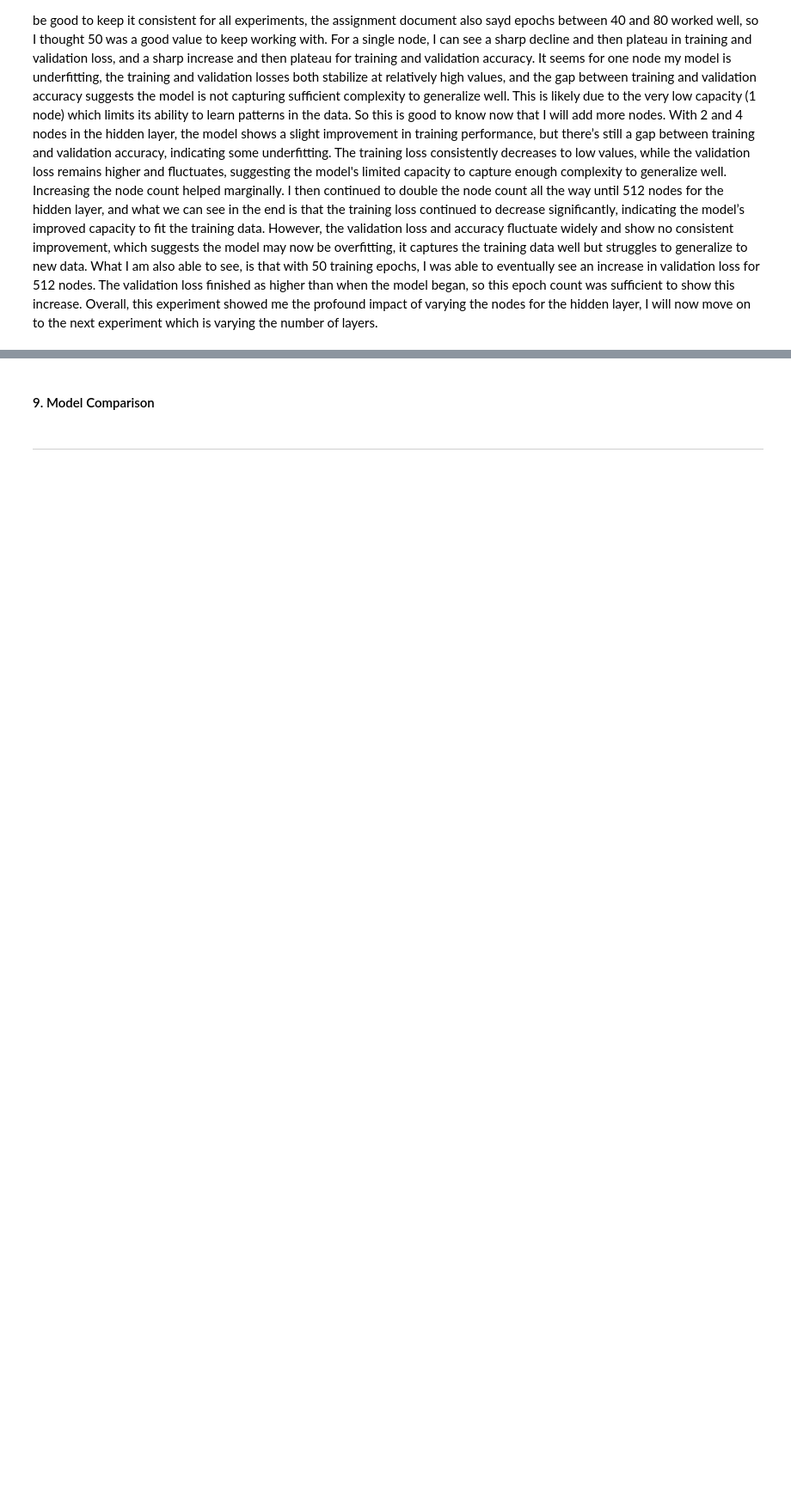
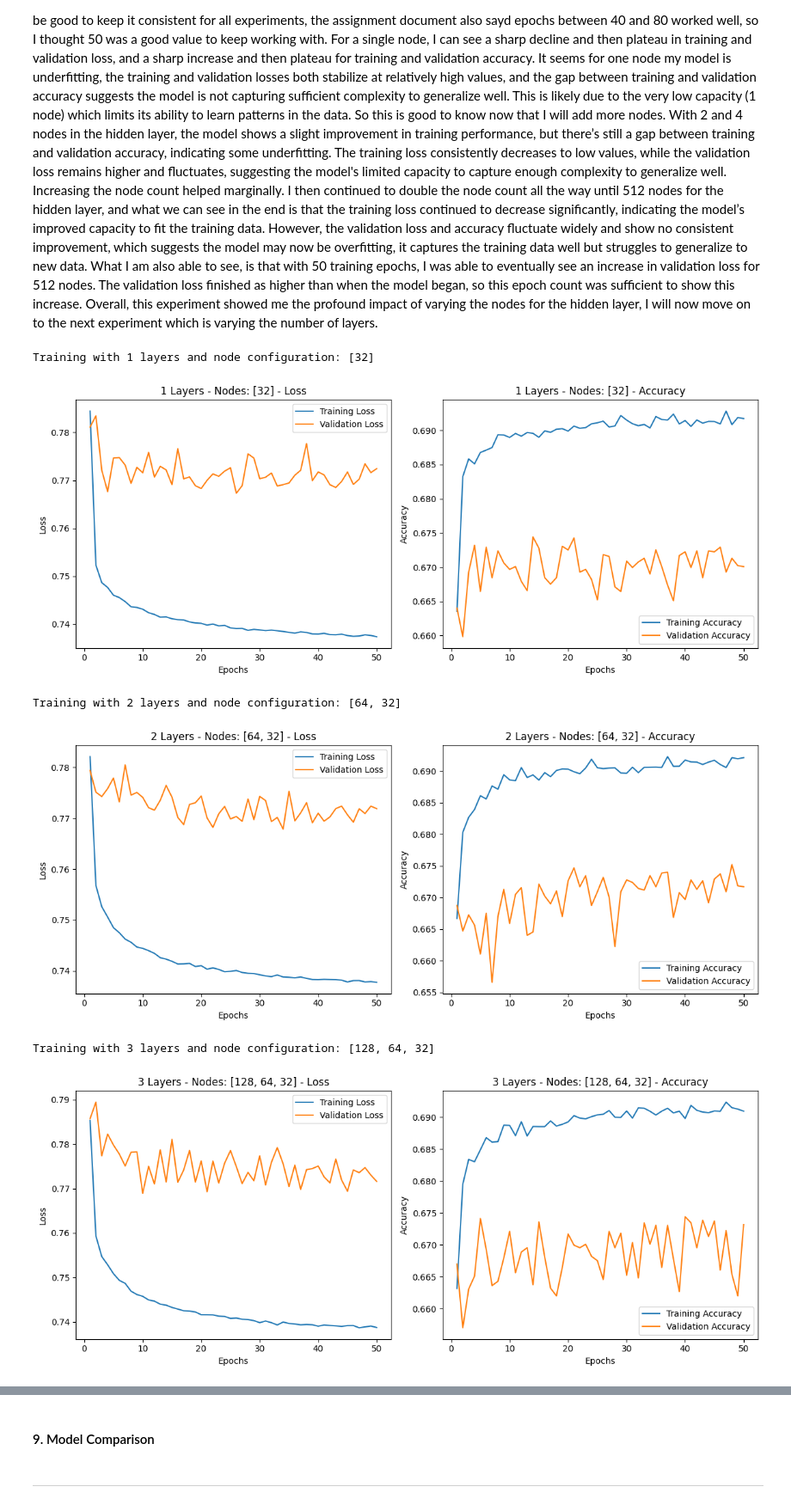
Before and after one commit to alex-govier5/intro-to-ai, a Jupyter notebook: A3/AI_Assignment3.ipynb, the cells around one changed output, grey strips where cells are left out. Shown at 86% size. Saved outputs shown, nothing was run; the diff lists cells and outputs as text; code cells hidden in the pictures; blank space fills up the shorter version.

```diff
--- a/A3/AI_Assignment3.ipynb
+++ b/A3/AI_Assignment3.ipynb
@@ -302,3 +302,46 @@ For this first experiment, I iterate through different numbers of nodes for the
 With 2 and 4 nodes in the hidden layer, the model shows a slight improvement in training performance, but there’s still a gap between training and validation accuracy, indicating some underfitting. The training loss consistently decreases to low values, while the validation loss remains higher and fluctuates, suggesting the model's limited capacity to capture enough complexity to generalize well. Increasing the node count helped marginally. </br>
 I then continued to double the node count all the way until 512 nodes for the hidden layer, and what we can see in the end is that the training loss continued to decrease significantly, indicating the model’s improved capacity to fit the training data. However, the validation loss and accuracy fluctuate widely and show no consistent improvement, which suggests the model may now be overfitting, it captures the training data well but struggles to generalize to new data. </br>
 What I am also able to see, is that with 50 training epochs, I was able to eventually see an increase in validation loss for 512 nodes. The validation loss finished as higher than when the model began, so this epoch count was sufficient to show this increase. Overall, this experiment showed me the profound impact of varying the nodes for the hidden layer, I will now move on to the next experiment which is varying the number of layers.
+# %%
+# Initialize lists to store histories for layer comparison
+layer_histories = {}
+
+# Define different layer configurations (1 to 4 layers) and node distribution strategies
+layer_configs = [
+    {'layers': 1, 'nodes': [32]},                # Single layer with 32 nodes
+    {'layers': 2, 'nodes': [64, 32]},            # Pyramid: 64 nodes in the first layer, 32 in the second
+    {'layers': 3, 'nodes': [128, 64, 32]},       # Pyramid: 128, 64, and 32 nodes
+    {'layers': 4, 'nodes': [128, 64, 32, 16]},   # Pyramid: 128, 64, 32, and 16 nodes
+    {'layers': 2, 'nodes': [64, 64]},            # Constant: 64 nodes in each of two layers
+    {'layers': 3, 'nodes': [64, 64, 64]},        # Constant: 64 nodes in each of three layers
+    {'layers': 4, 'nodes': [64, 64, 64, 64]}     # Constant: 64 nodes across four layers
+]
+
+# Loop through each layer configuration
+for config in layer_configs:
+    num_layers = config['layers']
+    nodes = config['nodes']
+    print(f"\nTraining with {num_layers} layers and node configuration: {nodes}")
+
+    # Define the model with variable layers
+    nn_model = Sequential([Input(shape=(462,))])  # Input layer
+    for node_count in nodes:
+        nn_model.add(Dense(node_count))  # Hidden layers
+    nn_model.add(Dense(3, activation='softmax'))  # Output layer for 3 classes
+
+    # Compile model
+    nn_model.compile(optimizer='adam', loss='sparse_categorical_crossentropy', metrics=['accuracy'])
+
+    # Train the model and store the history
+    history = nn_model.fit(X_train, y_train, epochs=50, validation_data=(X_valid, y_valid), verbose=0)
+    layer_histories[f'{num_layers}_layers_{nodes}'] = history
+
+    # Plot results
+    plot_loss_accuracy(history, title=f'{num_layers} Layers - Nodes: {nodes}')
+# %% [output]
+Training with 1 layers and node configuration: [32]
+[figure, added]
+Training with 2 layers and node configuration: [64, 32]
+[figure, added]
+Training with 3 layers and node configuration: [128, 64, 32]
+[figure, added]
```
Also changed, not shown: parts of 2 cells of this notebook.
